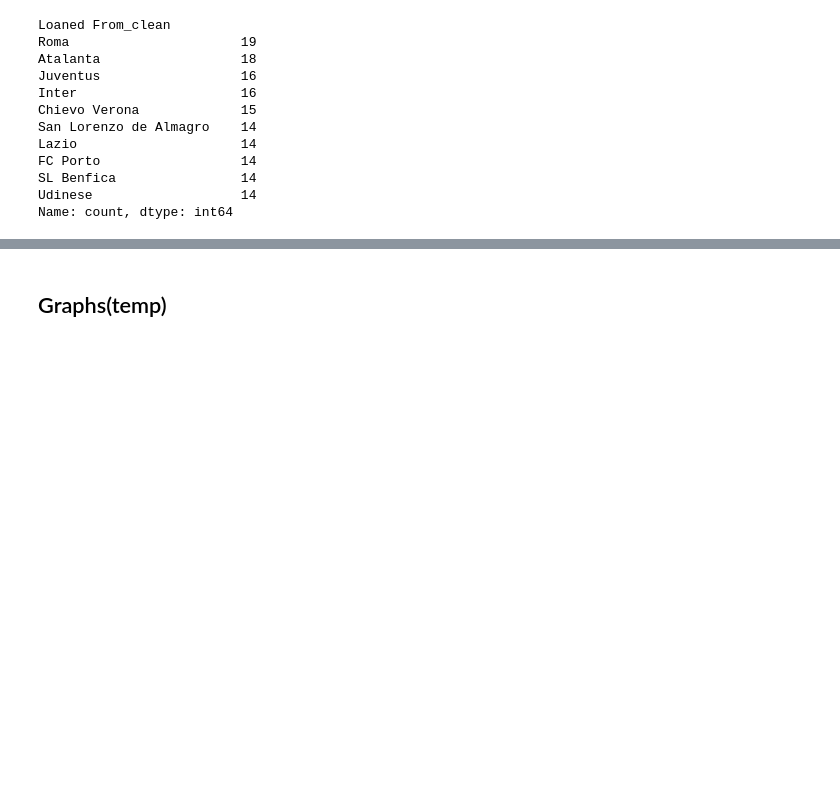
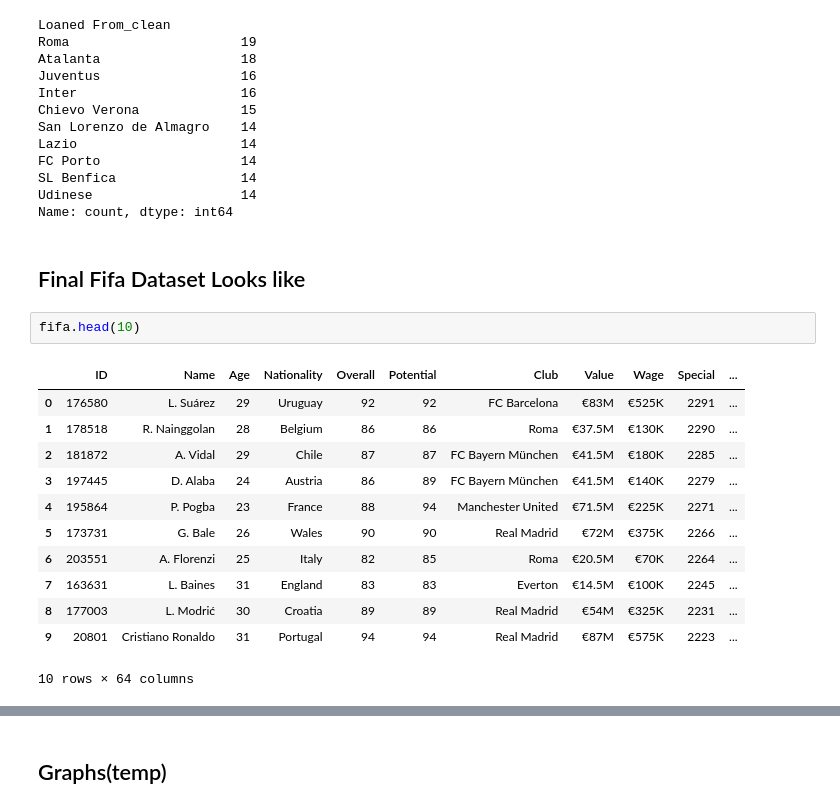
Before and after one commit to N1KH1LT0X1N/Plotting, a Jupyter notebook: eda.ipynb, the cells around one changed output, grey strips where cells are left out. Cells and saved outputs as stored; diff of their text form; blank space fills up the shorter version.

```diff
--- a/eda.ipynb
+++ b/eda.ipynb
@@ -562,3 +554,20 @@ FC Porto                  14
 SL Benfica                14
 Udinese                   14
 Name: count, dtype: int64
+# %% [markdown]
+## Final Fifa Dataset Looks like
+# %%
+fifa.head(10)
+# %% [output]
+|  | ID | Name | Age | Nationality | Overall | Potential | Club | Value | Wage | Special | ... |
+| 0 | 176580 | L. Suárez | 29 | Uruguay | 92 | 92 | FC Barcelona | €83M | €525K | 2291 | ... |
+| 1 | 178518 | R. Nainggolan | 28 | Belgium | 86 | 86 | Roma | €37.5M | €130K | 2290 | ... |
+| 2 | 181872 | A. Vidal | 29 | Chile | 87 | 87 | FC Bayern München | €41.5M | €180K | 2285 | ... |
+| 3 | 197445 | D. Alaba | 24 | Austria | 86 | 89 | FC Bayern München | €41.5M | €140K | 2279 | ... |
+| 4 | 195864 | P. Pogba | 23 | France | 88 | 94 | Manchester United | €71.5M | €225K | 2271 | ... |
+| 5 | 173731 | G. Bale | 26 | Wales | 90 | 90 | Real Madrid | €72M | €375K | 2266 | ... |
+| 6 | 203551 | A. Florenzi | 25 | Italy | 82 | 85 | Roma | €20.5M | €70K | 2264 | ... |
+| 7 | 163631 | L. Baines | 31 | England | 83 | 83 | Everton | €14.5M | €100K | 2245 | ... |
+| 8 | 177003 | L. Modrić | 30 | Croatia | 89 | 89 | Real Madrid | €54M | €325K | 2231 | ... |
+| 9 | 20801 | Cristiano Ronaldo | 31 | Portugal | 94 | 94 | Real Madrid | €87M | €575K | 2223 | ... |
+10 rows × 64 columns
```
Also changed, not shown: parts of 6 cells of this notebook, 1 other file.
